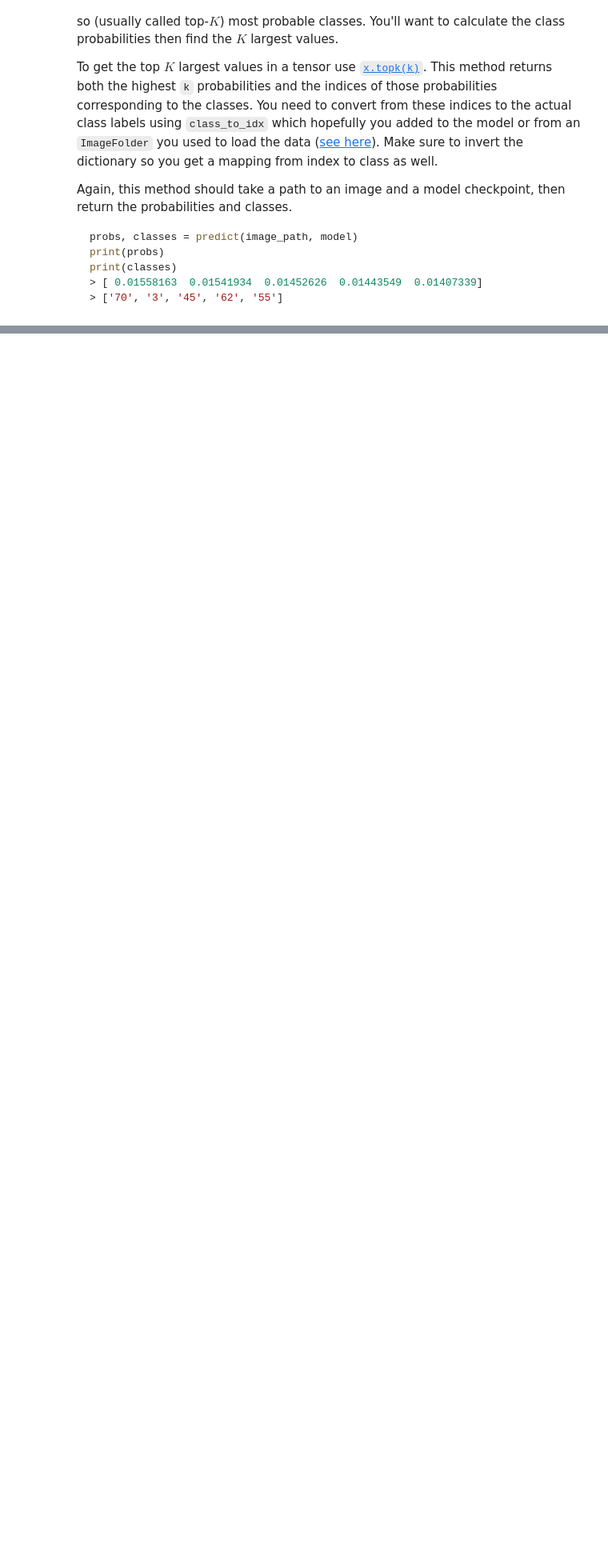
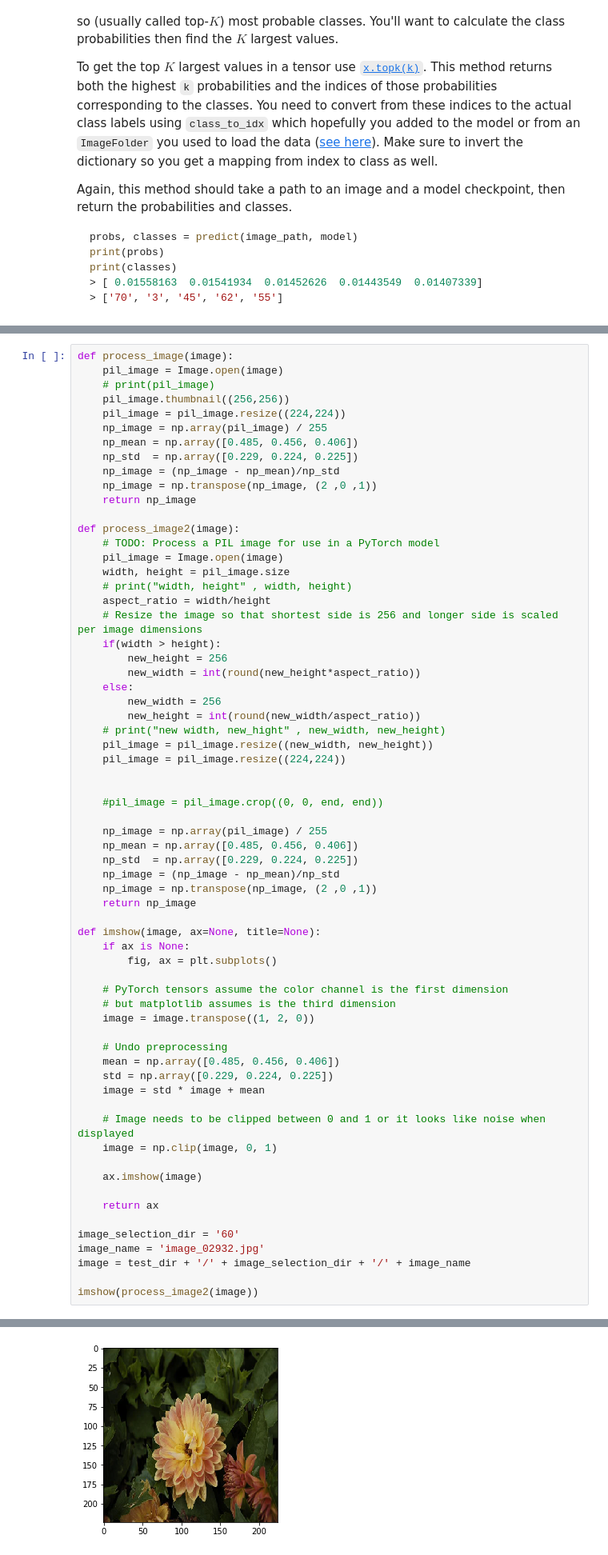
Before and after one commit to sumitasharma/ImageClassifier, a Jupyter notebook: Image Classifier Project.ipynb, the cells around one changed output, grey strips where cells are left out. Shown at 80% size. Cells and saved outputs as stored; diff of their text form; blank space fills up the shorter version.

```diff
--- a/Image Classifier Project.ipynb
+++ b/Image Classifier Project.ipynb
@@ -435,0 +433,66 @@ imshow(process_image(image))
+# %%
+def process_image(image):
+    pil_image = Image.open(image)
+    # print(pil_image)
+    pil_image.thumbnail((256,256))
+    pil_image = pil_image.resize((224,224))
+    np_image = np.array(pil_image) / 255
+    np_mean = np.array([0.485, 0.456, 0.406])
+    np_std  = np.array([0.229, 0.224, 0.225])
+    np_image = (np_image - np_mean)/np_std
+    np_image = np.transpose(np_image, (2 ,0 ,1))
+    return np_image
+
+def process_image2(image):
+    # TODO: Process a PIL image for use in a PyTorch model
+    pil_image = Image.open(image)
+    width, height = pil_image.size
+    # print("width, height" , width, height)
+    aspect_ratio = width/height
+    # Resize the image so that shortest side is 256 and longer side is scaled per image dimensions
+    if(width > height):
+        new_height = 256
+        new_width = int(round(new_height*aspect_ratio))
+    else:
+        new_width = 256
+        new_height = int(round(new_width/aspect_ratio))
+    # print("new width, new_hight" , new_width, new_height)
+    pil_image = pil_image.resize((new_width, new_height))
+    pil_image = pil_image.resize((224,224))
+
+
+    #pil_image = pil_image.crop((0, 0, end, end))
+
+    np_image = np.array(pil_image) / 255
+    np_mean = np.array([0.485, 0.456, 0.406])
+    np_std  = np.array([0.229, 0.224, 0.225])
+    np_image = (np_image - np_mean)/np_std
+    np_image = np.transpose(np_image, (2 ,0 ,1))
+    return np_image
+
+def imshow(image, ax=None, title=None):
+    if ax is None:
+        fig, ax = plt.subplots()
+
+    # PyTorch tensors assume the color channel is the first dimension
+    # but matplotlib assumes is the third dimension
+    image = image.transpose((1, 2, 0))
+
+    # Undo preprocessing
+    mean = np.array([0.485, 0.456, 0.406])
+    std = np.array([0.229, 0.224, 0.225])
+    image = std * image + mean
+
+    # Image needs to be clipped between 0 and 1 or it looks like noise when displayed
+    image = np.clip(image, 0, 1)
+
+    ax.imshow(image)
+
+    return ax
+
+image_selection_dir = '60'
+image_name = 'image_02932.jpg'
+image = test_dir + '/' + image_selection_dir + '/' + image_name
+
+imshow(process_image2(image))
+# %% [output]
@@ -435,0 +503 @@ imshow(process_image(image))
+[figure, added]
```
Also changed, not shown: parts of 6 cells of this notebook.
